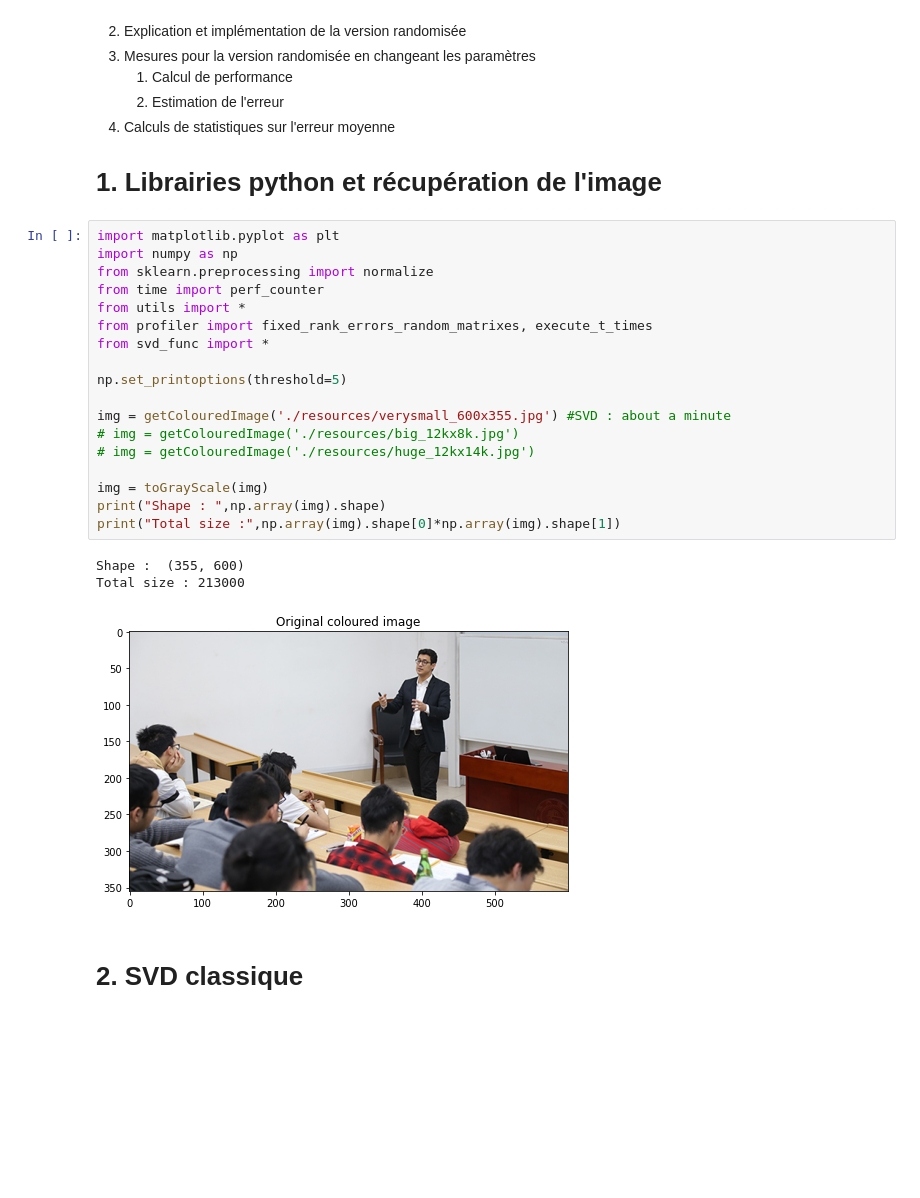
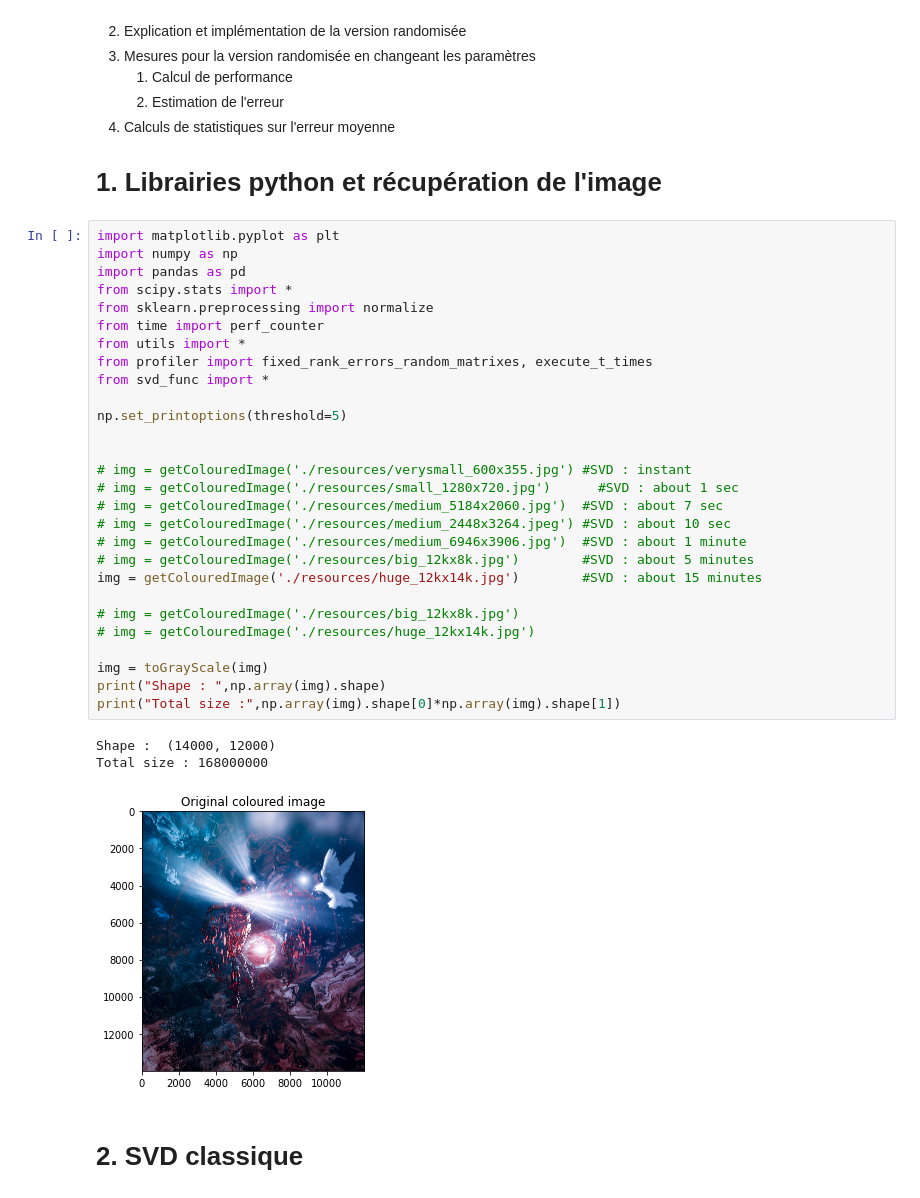
Before and after one commit to Aympab/randomized-svd, a Jupyter notebook: main.ipynb, the cells around one changed output. Cells and saved outputs as stored; diff of their text form; blank space fills up the shorter version.

```diff
--- a/main.ipynb
+++ b/main.ipynb
@@ -19,25 +19,35 @@ Sommaire :
 # %%
 import matplotlib.pyplot as plt
 import numpy as np
+import pandas as pd
+from scipy.stats import *
 from sklearn.preprocessing import normalize
 from time import perf_counter
 from utils import *
 from profiler import fixed_rank_errors_random_matrixes, execute_t_times
 from svd_func import *
 
 np.set_printoptions(threshold=5)
 
-img = getColouredImage('./resources/verysmall_600x355.jpg') #SVD : about a minute
+
+# img = getColouredImage('./resources/verysmall_600x355.jpg') #SVD : instant
+# img = getColouredImage('./resources/small_1280x720.jpg')      #SVD : about 1 sec
+# img = getColouredImage('./resources/medium_5184x2060.jpg')  #SVD : about 7 sec
+# img = getColouredImage('./resources/medium_2448x3264.jpeg') #SVD : about 10 sec
+# img = getColouredImage('./resources/medium_6946x3906.jpg')  #SVD : about 1 minute
+# img = getColouredImage('./resources/big_12kx8k.jpg')        #SVD : about 5 minutes
+img = getColouredImage('./resources/huge_12kx14k.jpg')        #SVD : about 15 minutes
+
 # img = getColouredImage('./resources/big_12kx8k.jpg')
 # img = getColouredImage('./resources/huge_12kx14k.jpg')
 
 img = toGrayScale(img)
 print("Shape : ",np.array(img).shape)
 print("Total size :",np.array(img).shape[0]*np.array(img).shape[1])
 # %% [output]
-Shape :  (355, 600)
-Total size : 213000
+Shape :  (14000, 12000)
+Total size : 168000000
-[figure, old version]
+[figure, new version]
 # %% [markdown]
 # 2. SVD classique
 # %%
```
Also changed, not shown: parts of 12 cells of this notebook, 9 other files.
